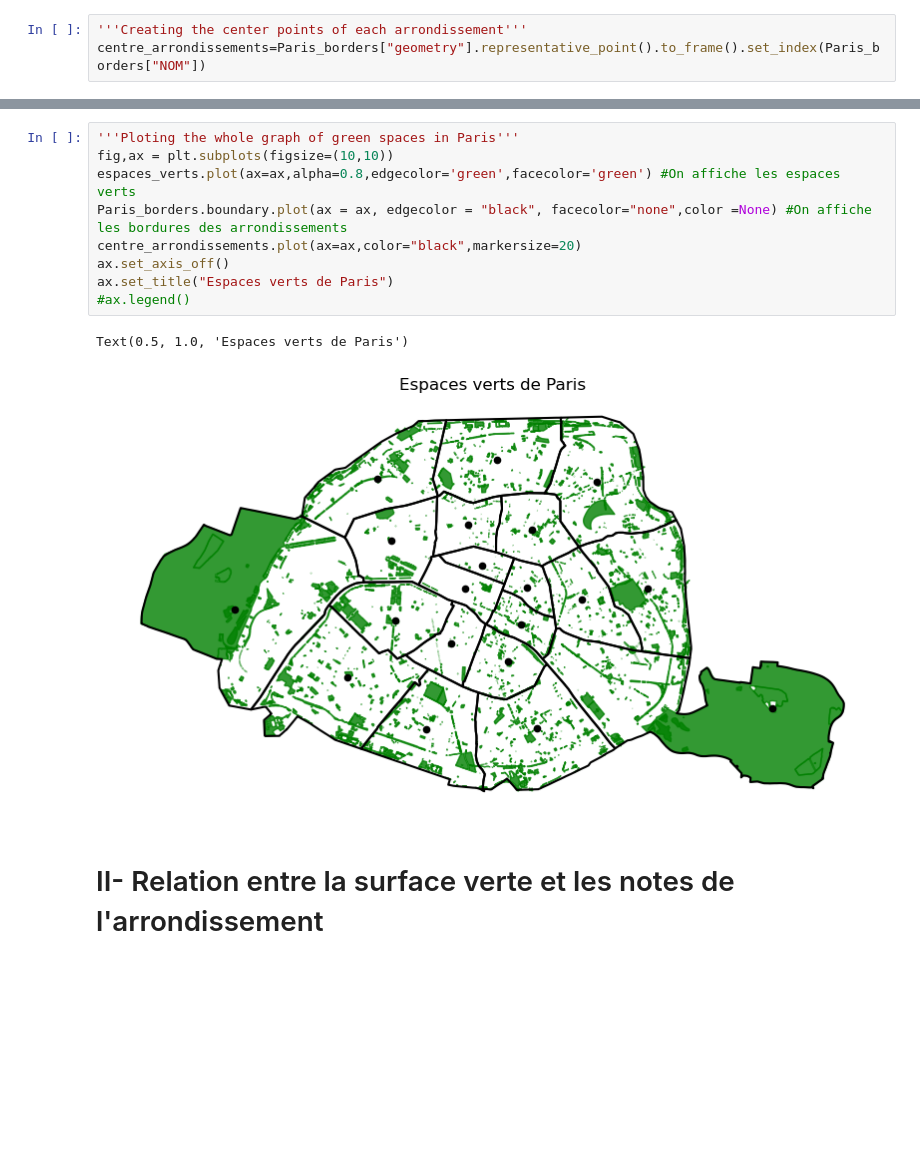
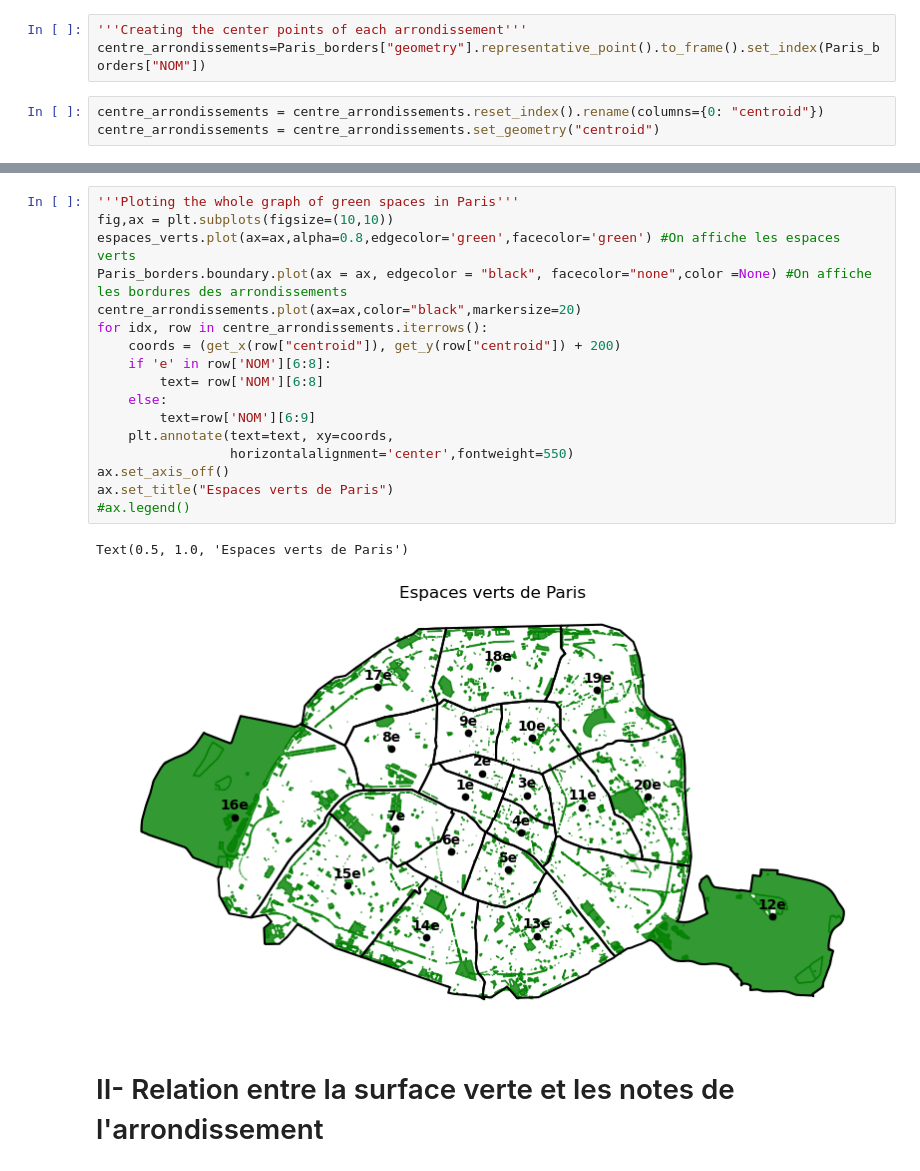
Before and after one commit to solenemoro/Projet_Python_2AENSAE, a Jupyter notebook: Espaces_verts.ipynb, the cells around one changed output, grey strips where cells are left out. Saved outputs shown, nothing was run; the diff lists cells and outputs as text; blank space fills up the shorter version.

Commit message:
Affichage des numéros d'arrondissements sur la première carte

```diff
--- a/Espaces_verts.ipynb
+++ b/Espaces_verts.ipynb
@@ -72,3 +72,6 @@ espaces_verts.head()
 # %%
 '''Creating the center points of each arrondissement'''
 centre_arrondissements=Paris_borders["geometry"].representative_point().to_frame().set_index(Paris_borders["NOM"])
+# %%
+centre_arrondissements = centre_arrondissements.reset_index().rename(columns={0: "centroid"})
+centre_arrondissements = centre_arrondissements.set_geometry("centroid")
@@ -75,15 +104,23 @@ centre_arrondissements=Paris_borders["geometry"].representative_point().to_frame
 # %%
 '''Ploting the whole graph of green spaces in Paris'''
 fig,ax = plt.subplots(figsize=(10,10))
 espaces_verts.plot(ax=ax,alpha=0.8,edgecolor='green',facecolor='green') #On affiche les espaces verts
 Paris_borders.boundary.plot(ax = ax, edgecolor = "black", facecolor="none",color =None) #On affiche les bordures des arrondissements
 centre_arrondissements.plot(ax=ax,color="black",markersize=20)
+for idx, row in centre_arrondissements.iterrows():
+    coords = (get_x(row["centroid"]), get_y(row["centroid"]) + 200)
+    if 'e' in row['NOM'][6:8]:
+        text= row['NOM'][6:8]
+    else:
+        text=row['NOM'][6:9]
+    plt.annotate(text=text, xy=coords,
+                 horizontalalignment='center',fontweight=550)
 ax.set_axis_off()
 ax.set_title("Espaces verts de Paris")
 #ax.legend()
 # %% [output]
 Text(0.5, 1.0, 'Espaces verts de Paris')
-[figure, old version]
+[figure, new version]
 # %% [markdown]
 # II- Relation entre la surface verte et les notes de l'arrondissement
 # %%
```
Also changed, not shown: parts of 3 cells of this notebook.
